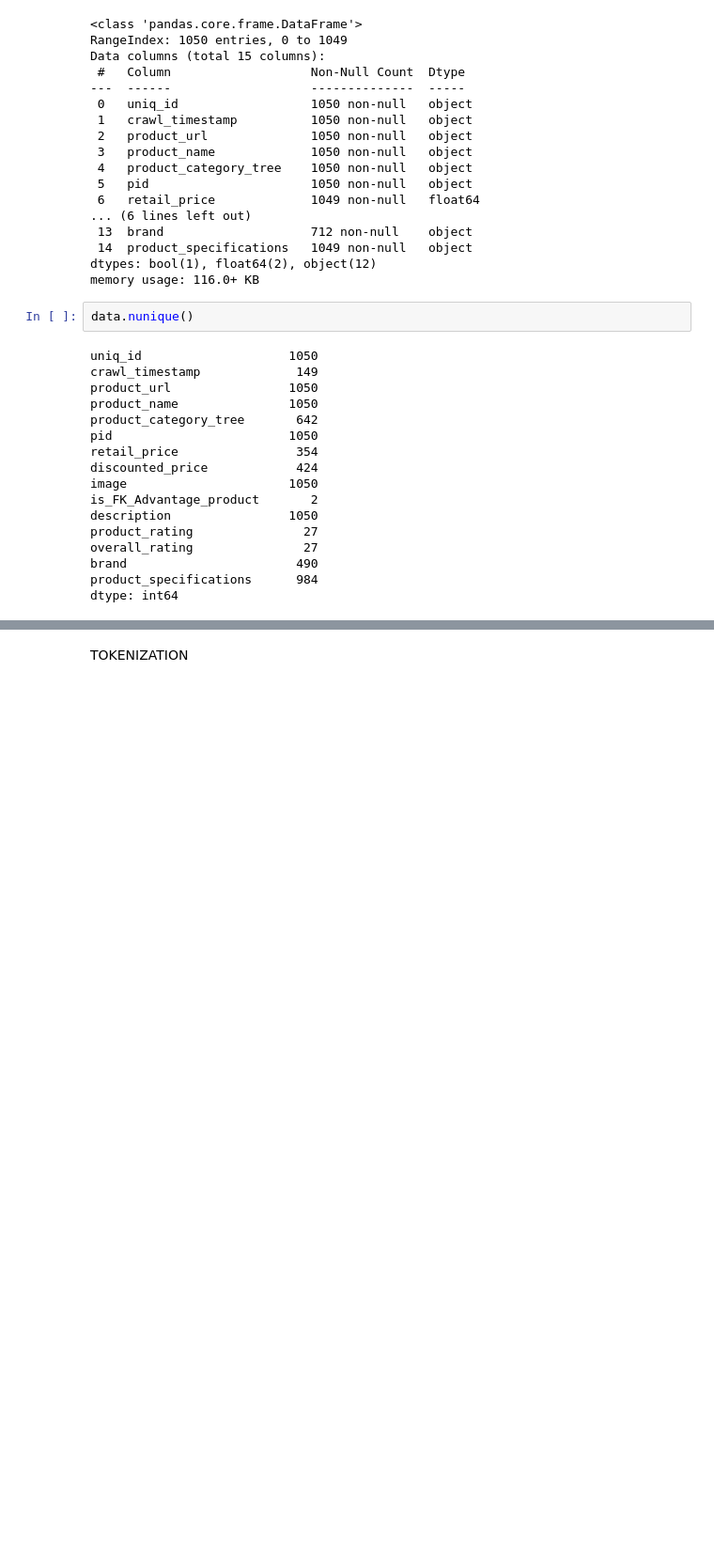
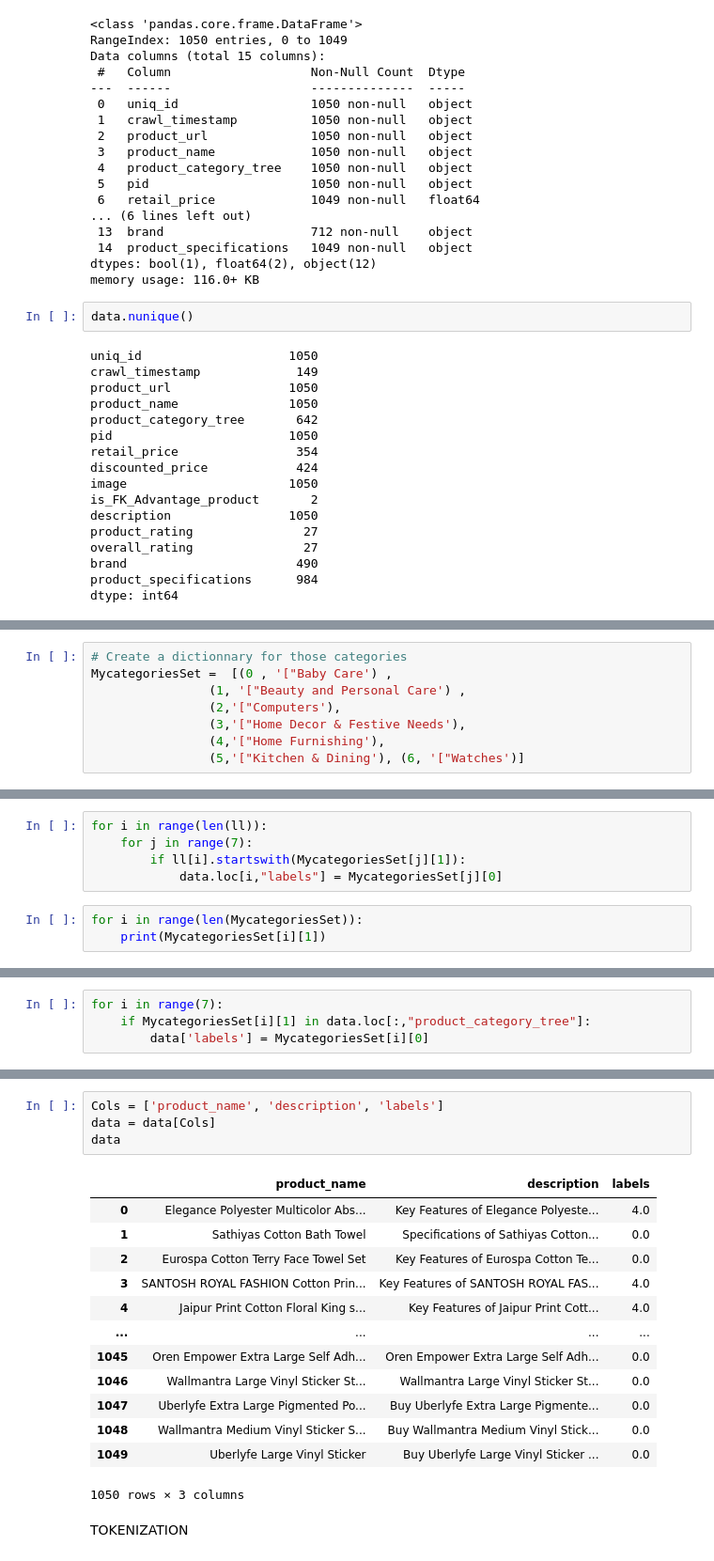
Before and after one commit to RomSlom/P6-DS-OC, a Jupyter notebook: Slomczynski_Romain_1_notebook.ipynb, the cells around one changed output, grey strips where cells are left out. Shown at 94% size. Saved outputs shown, nothing was run; the diff lists cells and outputs as text; blank space fills up the shorter version.

```diff
--- a/Slomczynski_Romain_1_notebook.ipynb
+++ b/Slomczynski_Romain_1_notebook.ipynb
@@ -86,0 +112,8 @@ dtype: int64
+# %%
+# Create a dictionnary for those categories
+MycategoriesSet =  [(0 , '["Baby Care') ,
+                (1, '["Beauty and Personal Care') ,
+                (2,'["Computers'),
+                (3,'["Home Decor & Festive Needs'),
+                (4,'["Home Furnishing'),
+                (5,'["Kitchen & Dining'), (6, '["Watches')]
@@ -86,0 +136,8 @@ dtype: int64
+# %%
+for i in range(len(ll)):
+    for j in range(7):
+        if ll[i].startswith(MycategoriesSet[j][1]):
+            data.loc[i,"labels"] = MycategoriesSet[j][0]
+# %%
+for i in range(len(MycategoriesSet)):
+    print(MycategoriesSet[i][1])
@@ -86,0 +152,4 @@ dtype: int64
+# %%
+for i in range(7):
+    if MycategoriesSet[i][1] in data.loc[:,"product_category_tree"]:
+        data['labels'] = MycategoriesSet[i][0]
@@ -110,2 +215,20 @@ Name: description, Length: 1050, dtype: int64
+# %%
+Cols = ['product_name', 'description', 'labels']
+data = data[Cols]
+data
+# %% [output]
+|  | product_name | description | labels |
+| 0 | Elegance Polyester Multicolor Abs... | Key Features of Elegance Polyeste... | 4.0 |
+| 1 | Sathiyas Cotton Bath Towel | Specifications of Sathiyas Cotton... | 0.0 |
+| 2 | Eurospa Cotton Terry Face Towel Set | Key Features of Eurospa Cotton Te... | 0.0 |
+| 3 | SANTOSH ROYAL FASHION Cotton Prin... | Key Features of SANTOSH ROYAL FAS... | 4.0 |
+| 4 | Jaipur Print Cotton Floral King s... | Key Features of Jaipur Print Cott... | 4.0 |
+| ... | ... | ... | ... |
+| 1045 | Oren Empower Extra Large Self Adh... | Oren Empower Extra Large Self Adh... | 0.0 |
+| 1046 | Wallmantra Large Vinyl Sticker St... | Wallmantra Large Vinyl Sticker St... | 0.0 |
+| 1047 | Uberlyfe Extra Large Pigmented Po... | Buy Uberlyfe Extra Large Pigmente... | 0.0 |
+| 1048 | Wallmantra Medium Vinyl Sticker S... | Buy Wallmantra Medium Vinyl Stick... | 0.0 |
+| 1049 | Uberlyfe Large Vinyl Sticker | Buy Uberlyfe Large Vinyl Sticker ... | 0.0 |
+1050 rows × 3 columns
 # %% [markdown]
 TOKENIZATION
```
Also changed, not shown: parts of 94 cells of this notebook, 4 other files.
